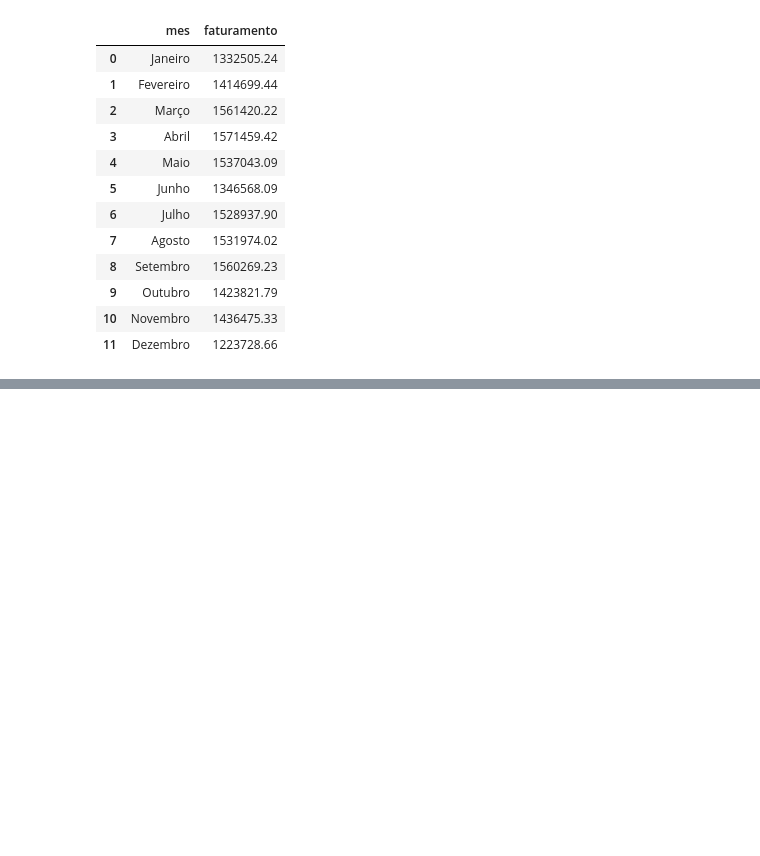
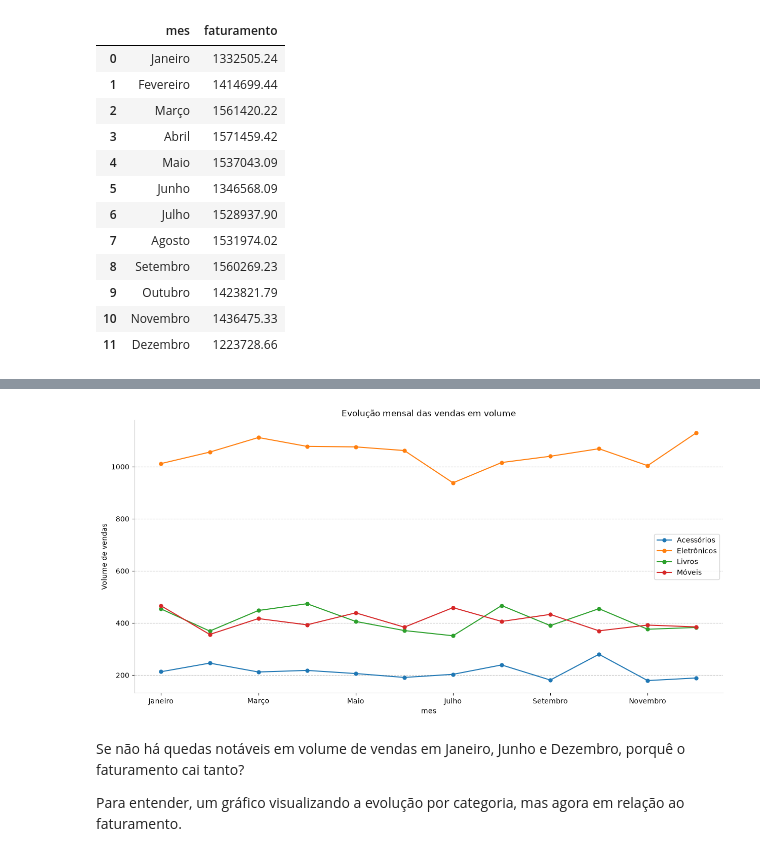
Before and after one commit to mviniciusc/analise_ecommerce_comunidados, a Jupyter notebook: analise.ipynb, the cells around one changed output, grey strips where cells are left out. Drawn from its saved outputs; the diff is of its cells as text; code cells hidden in the pictures; blank space fills up the shorter version.

```diff
--- a/analise.ipynb
+++ b/analise.ipynb
@@ -233,0 +258,18 @@ plt.show()
+# %%
+# gráfico de evolução mensal de vendas por categoria ao longo do ano
+
+# um novo dataset, exclusivo para ser usado nesse gráfico. Agrupa as vendas por mês e por produto e organizar em ordem do calendário
+# diferente do anterior, esse df agrupa o volume de vendas, não o quantidade. Feito dessa forma pois os produtos de diferentes categorias têm valores diferentes.
+df_evolucao_mensal_produtos = df.groupby([df['data_venda'].dt.month , 'mes', 'categoria'])['quantidade'].sum().reset_index()
+
+# pivotar o df para que fique no formato de tabela por categoria
+df_evolucao_mensal_produtos = df_evolucao_mensal_produtos.pivot(index=['data_venda', 'mes'], columns='categoria', values='quantidade')
+# remover a coluna de data_venda que ficou como índice
+df_evolucao_mensal_produtos.reset_index(level = 'data_venda', drop= True, inplace=True)
+
+# Apaga o "título" das colunas
+df_evolucao_mensal_produtos.columns.name = None
+df_evolucao_mensal_produtos.reset_index(inplace=True)
+
+# conferir o resultado
+df_evolucao_mensal_produtos
@@ -233,0 +290,32 @@ plt.show()
+# %%
+# instanciar o gráfico
+fig, ax = plt.subplots(figsize=(15,7))
+
+# tipo de gráfico e eixos de análise
+df_evolucao_mensal_produtos.plot(
+    'mes',
+    ax=ax,
+    marker = 'o',
+    markersize=5
+)
+
+ax.set_title('Evolução mensal das vendas em volume')
+ax.set_ylabel('Volume de vendas')
+# ax.yaxis.set_major_formatter(ticker.FuncFormatter(exibe_moeda)) # para tratar a visualizaçõa dos valores como moeda
+
+#tratamento visual das bordas do gráfico
+ax.spines['top'].set_visible(False)
+ax.spines['right'].set_visible(False)
+ax.spines['left'].set_color('#cccccc')
+ax.spines['bottom'].set_color('#cccccc')
+
+# grid do eixo y
+ax.grid(axis='y', linestyle='--', alpha=0.8)
+
+plt.show()
+# %% [output]
+[figure, added]
+# %% [markdown]
+Se não há quedas notáveis em volume de vendas em Janeiro, Junho e Dezembro, porquê o faturamento cai tanto?
+
+Para entender, um gráfico visualizando a evolução por categoria, mas agora em relação ao faturamento.
```
Also changed, not shown: parts of 15 cells of this notebook.
